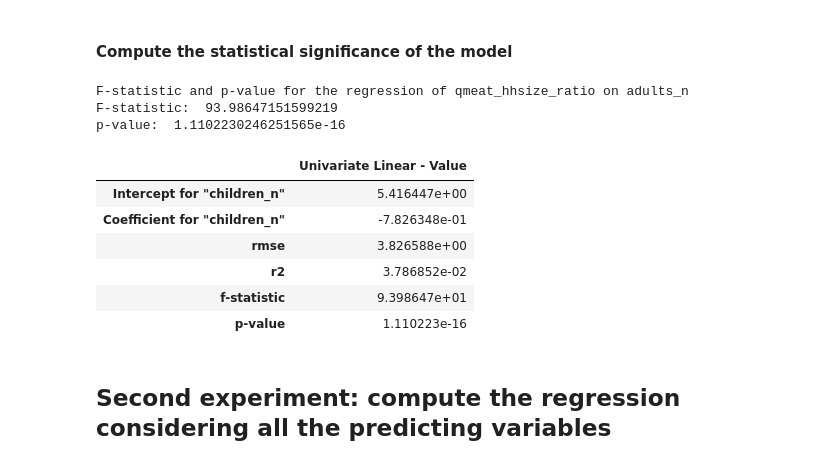
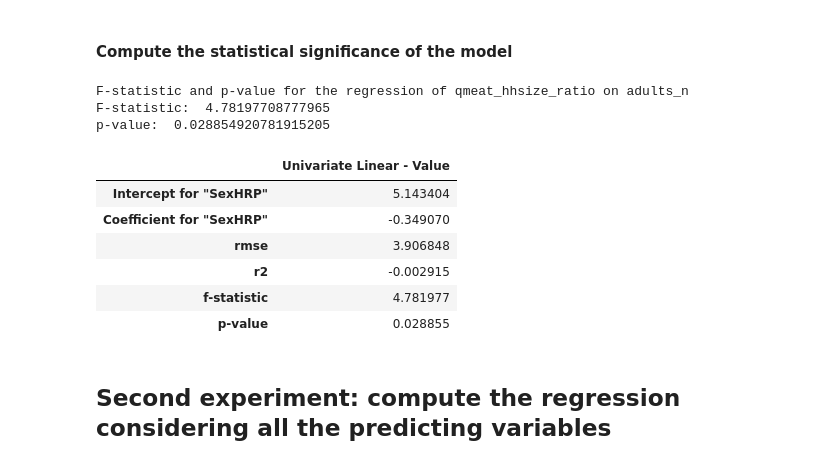
Before and after one commit to danielenapo/AI_unibo, a Jupyter notebook: machineLearning/lab3/linear_regression_example_FoodUK2014_nocode.ipynb, the cells around one changed output. Cells and saved outputs as stored; diff of their text form; code cells hidden in the pictures.

```diff
--- a/machineLearning/lab3/linear_regression_example_FoodUK2014_nocode.ipynb
+++ b/machineLearning/lab3/linear_regression_example_FoodUK2014_nocode.ipynb
@@ -176,7 +176,7 @@ print("Train set and test set have ", X_train.shape[0], "and", X_test.shape[0],
 Train set and test set have  2412 and 1034 rows
 # %%
 # using qmeat_hhsize_ratio as linear function of adults_n
-pred_var = 'children_n'
+pred_var = 'SexHRP'
 # %% [markdown]
 # First experiment
 univariate testing with variable "adults_n"
@@ -201,9 +201,6 @@ Create a function to compute the F-statistic and p-value of the regression model
 # Computation of F-statistic and p-value for the regression
 # http://facweb.cs.depaul.edu/sjost/csc423/documents/f-test-reg.htm
 
-def f_test(y_true, y_pred, n_var, n_obs, sn=0.95):
-    y_true = np.array(y_true)
-    y_pred = np.array(y_pred)
 def f_test(y_true, y_pred, n_var, n_obs, sn=0.95):
     y_true = np.array(y_true)
     y_pred = np.array(y_pred)
@@ -230,44 +227,44 @@ def f_test(y_true, y_pred, n_var, n_obs, sn=0.95):
 #### Compute the statistical significance of the model
 # %%
 #perform F-test
-f_statistic_uni, p_value_uni = f_test(y_train, y_train_pred_uni
+f_statistic_uni, p_value_uni = f_test(y_train, y_train_pred
                                     , X_train_r.shape[1], X_train_r.shape[0])
 print("F-statistic and p-value for the regression of qmeat_hhsize_ratio on adults_n")
 print("F-statistic: ", f_statistic_uni)
 print("p-value: ", p_value_uni)
 
 # The coefficient
 coeff_uni = model.coef_[0] # the coefficient is returned as a one-element list
 intercept_uni = model.intercept_
 # The root mean squared error
-rmse_uni = mean_squared_error(y_test, y_test_pred_uni, squared=False)
+rmse_uni = mean_squared_error(y_test, y_test_pred, squared=False)
 # Coefficient of determination = 1 is perfect prediction
 r2_uni = r2_score(y_test, y_test_pred_uni)
 
 # The results are assembled in a dataframe for a compact view
 pd.DataFrame({'Univariate Linear - Value' : [intercept_uni
                         , coeff_uni
                         , rmse_uni
                         , r2_uni
                         , f_statistic_uni
                         , p_value_uni]}
             , index = ['Intercept for "{}"'.format(pred_var)
                      , 'Coefficient for "{}"'.format(pred_var)
                      , 'rmse'
                      , 'r2'
                      , 'f-statistic'
                      , 'p-value'])
 # %% [output]
 F-statistic and p-value for the regression of qmeat_hhsize_ratio on adults_n
-F-statistic:  93.98647151599219
-p-value:  1.1102230246251565e-16
+F-statistic:  4.78197708777965
+p-value:  0.028854920781915205
 |  | Univariate Linear - Value |
-| Intercept for "children_n" | 5.416447e+00 |
-| Coefficient for "children_n" | -7.826348e-01 |
-| rmse | 3.826588e+00 |
-| r2 | 3.786852e-02 |
-| f-statistic | 9.398647e+01 |
-| p-value | 1.110223e-16 |
+| Intercept for "SexHRP" | 5.143404 |
+| Coefficient for "SexHRP" | -0.349070 |
+| rmse | 3.906848 |
+| r2 | -0.002915 |
+| f-statistic | 4.781977 |
+| p-value | 0.028855 |
 # %% [markdown]
 ## Second experiment: compute the regression considering all the predicting variables
 # %% [markdown]
```
Also changed, not shown: parts of 2 cells of this notebook, 54 other files.
